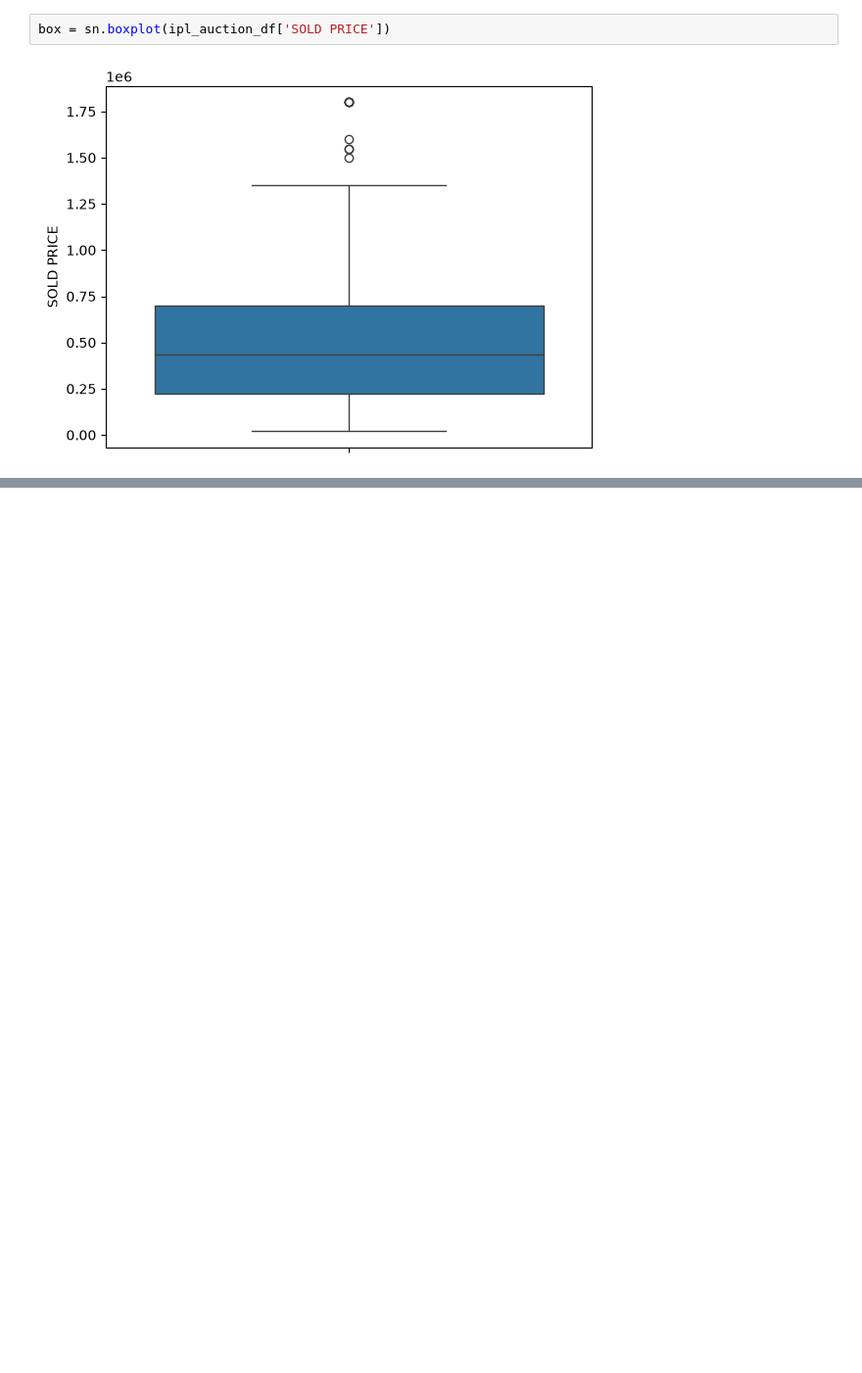
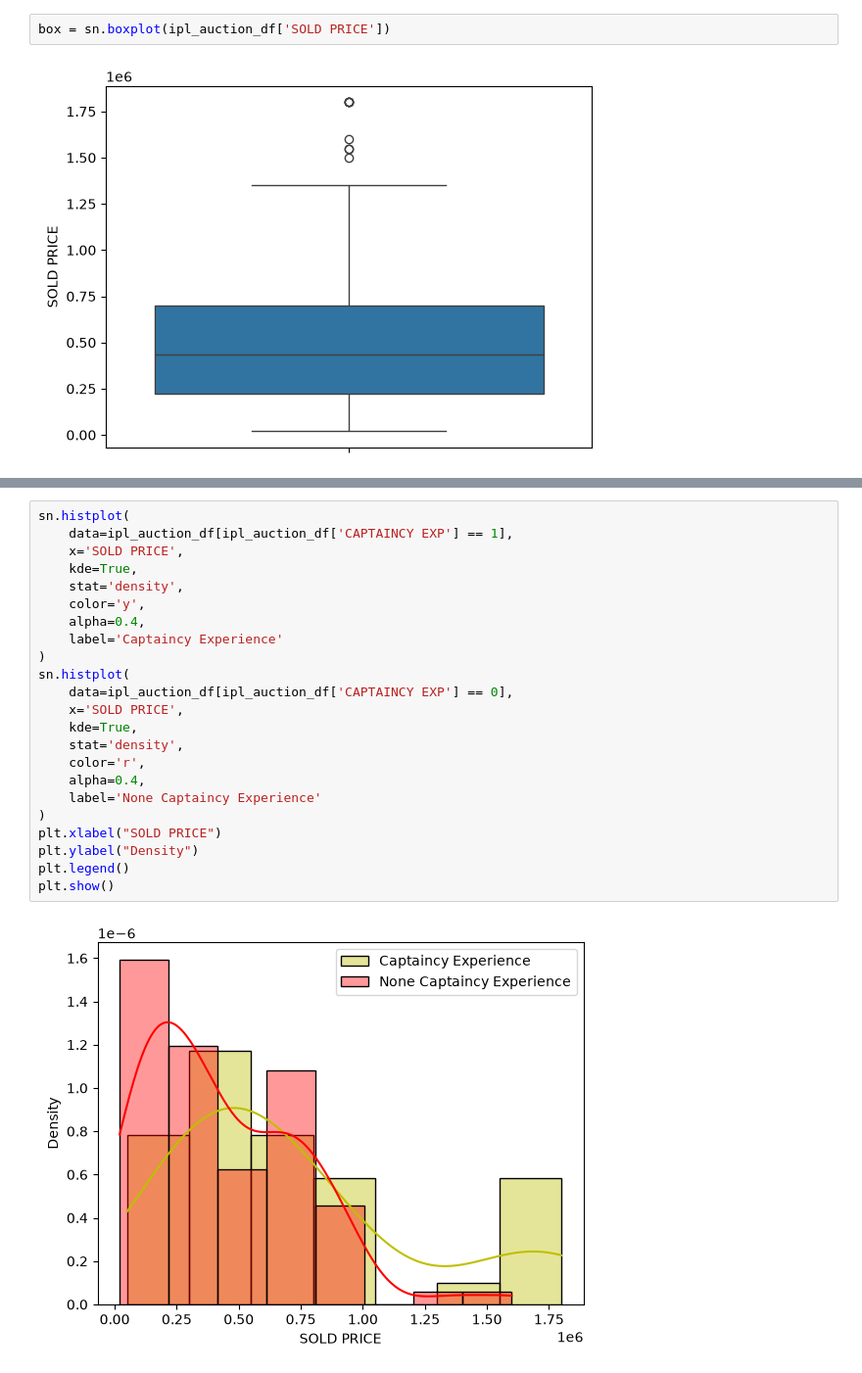
Before and after one commit to atultiwari01/ML_Learning, a Jupyter notebook: learning_DataFrames.ipynb, the cells around one changed output, grey strips where cells are left out. Shown at 98% size. Cells and saved outputs as stored; diff of their text form; blank space fills up the shorter version.

```diff
--- a/learning_DataFrames.ipynb
+++ b/learning_DataFrames.ipynb
@@ -404,0 +420,25 @@ TypeError: 'Axes' object is not subscriptable
+# %%
+sn.histplot(
+    data=ipl_auction_df[ipl_auction_df['CAPTAINCY EXP'] == 1],
+    x='SOLD PRICE',
+    kde=True,
+    stat='density',
+    color='y',
+    alpha=0.4,
+    label='Captaincy Experience'
+)
+sn.histplot(
+    data=ipl_auction_df[ipl_auction_df['CAPTAINCY EXP'] == 0],
+    x='SOLD PRICE',
+    kde=True,
+    stat='density',
+    color='r',
+    alpha=0.4,
+    label='None Captaincy Experience'
+)
+plt.xlabel("SOLD PRICE")
+plt.ylabel("Density")
+plt.legend()
+plt.show()
+# %% [output]
+[figure, added]
```
Also changed, not shown: parts of 16 cells of this notebook.
